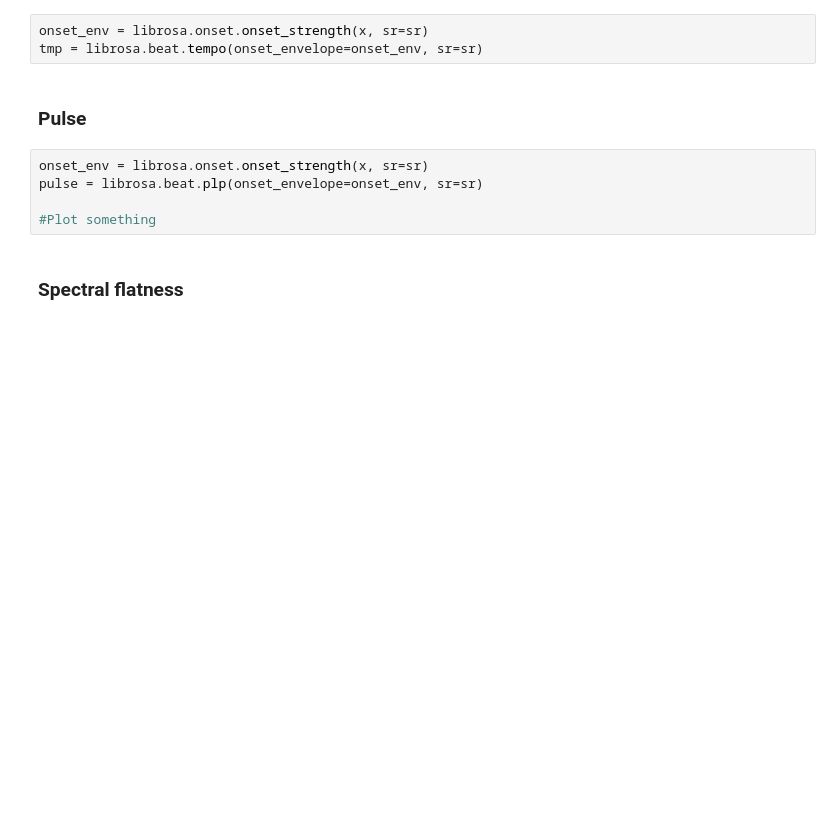
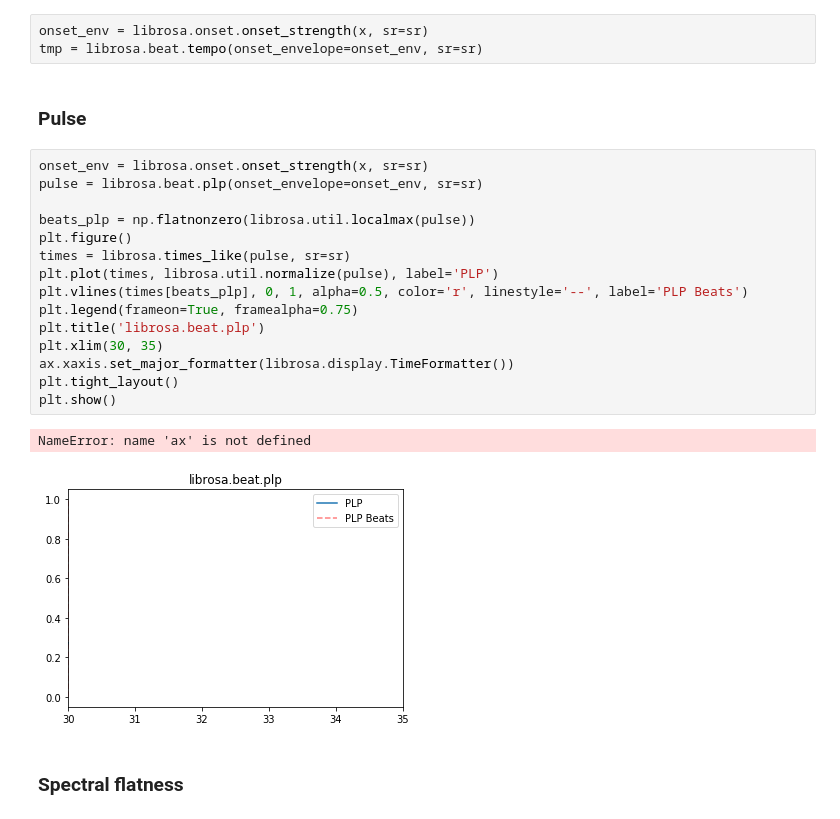
Before and after one commit to yazidmouline/MusicGenreClassification, a Jupyter notebook: Dataset.ipynb, the cells around one changed output. Saved outputs shown, nothing was run; the diff lists cells and outputs as text; blank space fills up the shorter version.

```diff
--- a/Dataset.ipynb
+++ b/Dataset.ipynb
@@ -50,11 +62,24 @@ onset_env = librosa.onset.onset_strength(x, sr=sr)
 tmp = librosa.beat.tempo(onset_envelope=onset_env, sr=sr)
 # %% [markdown]
 <h3>Pulse</h3>
-# %%
-onset_env = librosa.onset.onset_strength(x, sr=sr)
-pulse = librosa.beat.plp(onset_envelope=onset_env, sr=sr)
-
-#Plot something
+# %%
+onset_env = librosa.onset.onset_strength(x, sr=sr)
+pulse = librosa.beat.plp(onset_envelope=onset_env, sr=sr)
+
+beats_plp = np.flatnonzero(librosa.util.localmax(pulse))
+plt.figure()
+times = librosa.times_like(pulse, sr=sr)
+plt.plot(times, librosa.util.normalize(pulse), label='PLP')
+plt.vlines(times[beats_plp], 0, 1, alpha=0.5, color='r', linestyle='--', label='PLP Beats')
+plt.legend(frameon=True, framealpha=0.75)
+plt.title('librosa.beat.plp')
+plt.xlim(30, 35)
+ax.xaxis.set_major_formatter(librosa.display.TimeFormatter())
+plt.tight_layout()
+plt.show()
+# %% [output]
+NameError: name 'ax' is not defined
+[figure, added]
 # %% [markdown]
 <h3>Spectral flatness</h3>
 # %%
```
Also changed, not shown: parts of 19 cells of this notebook.
